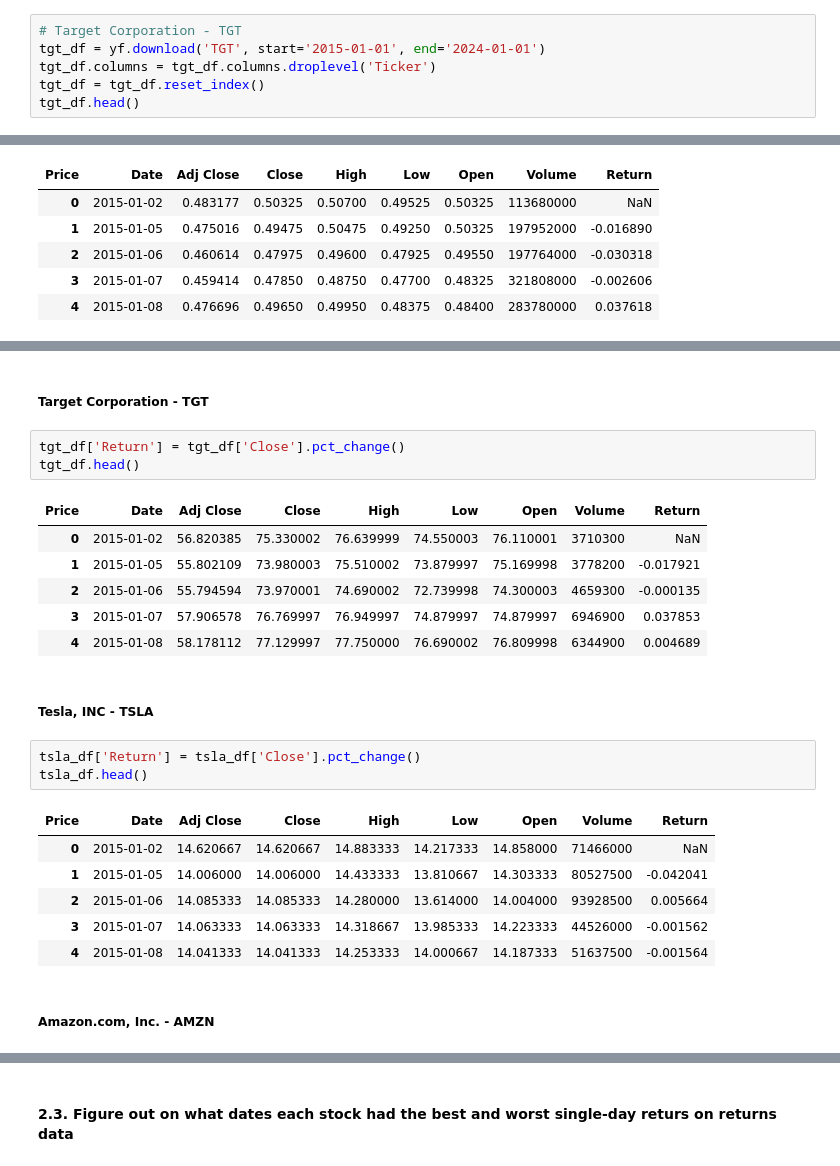
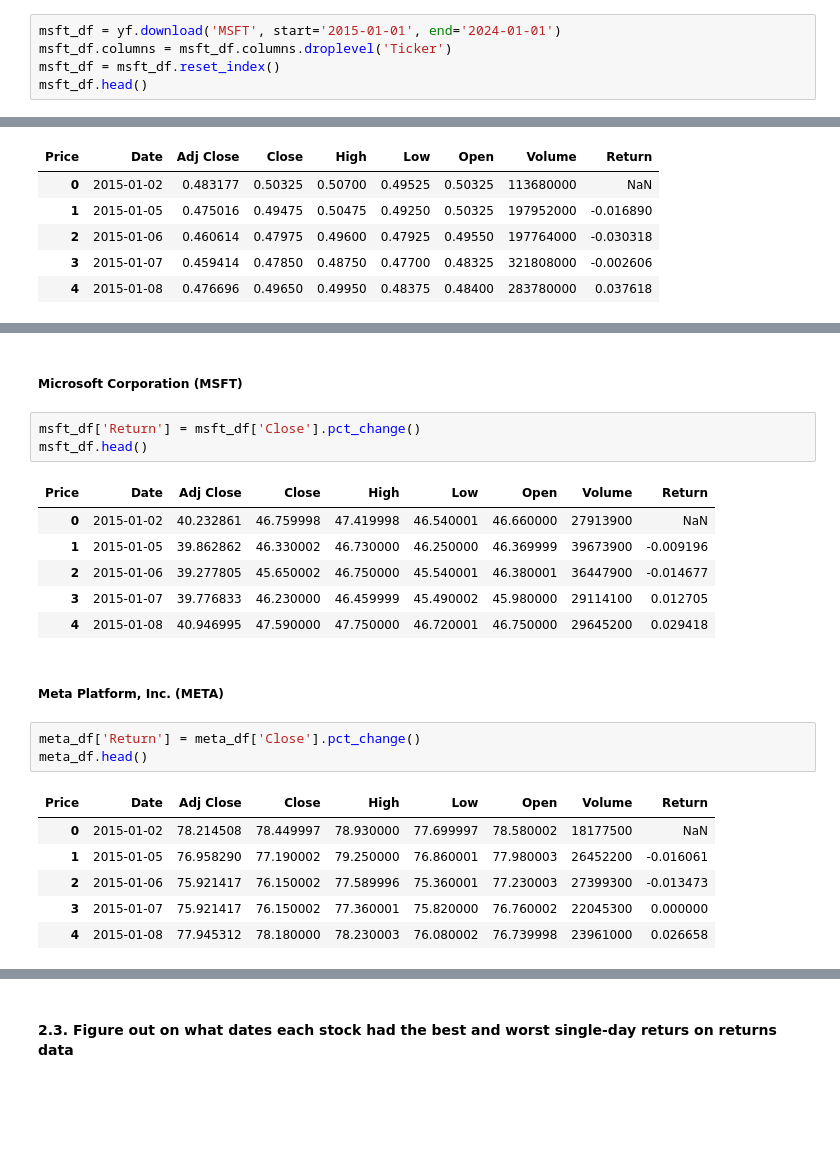
Before and after one commit to ndrhmdk/midterm, a Jupyter notebook: midterm.ipynb, the cells around one changed output, grey strips where cells are left out. Cells and saved outputs as stored; diff of their text form; blank space fills up the shorter version.

```diff
--- a/midterm.ipynb
+++ b/midterm.ipynb
@@ -58,9 +71,8 @@ nvda_df.head()
 # %%
-# Target Corporation - TGT
-tgt_df = yf.download('TGT', start='2015-01-01', end='2024-01-01')
-tgt_df.columns = tgt_df.columns.droplevel('Ticker')
-tgt_df = tgt_df.reset_index()
-tgt_df.head()
+msft_df = yf.download('MSFT', start='2015-01-01', end='2024-01-01')
+msft_df.columns = msft_df.columns.droplevel('Ticker')
+msft_df = msft_df.reset_index()
+msft_df.head()
 # %% [output]
 [*********************100%***********************]  1 of 1 completed
 | Price | Date | Adj Close | Close | High | Low | Open | Volume |
@@ -215,26 +222,24 @@ nvda_df.head()
 # %% [markdown]
-##### **Target Corporation - TGT**
+##### **Microsoft Corporation (MSFT)**
 # %%
-tgt_df['Return'] = tgt_df['Close'].pct_change()
-tgt_df.head()
+msft_df['Return'] = msft_df['Close'].pct_change()
+msft_df.head()
 # %% [output]
 | Price | Date | Adj Close | Close | High | Low | Open | Volume | Return |
-| 0 | 2015-01-02 | 56.820385 | 75.330002 | 76.639999 | 74.550003 | 76.110001 | 3710300 | NaN |
-| 1 | 2015-01-05 | 55.802109 | 73.980003 | 75.510002 | 73.879997 | 75.169998 | 3778200 | -0.017921 |
-| 2 | 2015-01-06 | 55.794594 | 73.970001 | 74.690002 | 72.739998 | 74.300003 | 4659300 | -0.000135 |
-| 3 | 2015-01-07 | 57.906578 | 76.769997 | 76.949997 | 74.879997 | 74.879997 | 6946900 | 0.037853 |
-| 4 | 2015-01-08 | 58.178112 | 77.129997 | 77.750000 | 76.690002 | 76.809998 | 6344900 | 0.004689 |
+| 0 | 2015-01-02 | 40.232861 | 46.759998 | 47.419998 | 46.540001 | 46.660000 | 27913900 | NaN |
+| 1 | 2015-01-05 | 39.862862 | 46.330002 | 46.730000 | 46.250000 | 46.369999 | 39673900 | -0.009196 |
+| 2 | 2015-01-06 | 39.277805 | 45.650002 | 46.750000 | 45.540001 | 46.380001 | 36447900 | -0.014677 |
+| 3 | 2015-01-07 | 39.776833 | 46.230000 | 46.459999 | 45.490002 | 45.980000 | 29114100 | 0.012705 |
+| 4 | 2015-01-08 | 40.946995 | 47.590000 | 47.750000 | 46.720001 | 46.750000 | 29645200 | 0.029418 |
-# %% [markdown]
-##### **Tesla, INC - TSLA**
+# %% [markdown]
+##### **Meta Platform, Inc. (META)**
 # %%
-tsla_df['Return'] = tsla_df['Close'].pct_change()
-tsla_df.head()
+meta_df['Return'] = meta_df['Close'].pct_change()
+meta_df.head()
 # %% [output]
 | Price | Date | Adj Close | Close | High | Low | Open | Volume | Return |
-| 0 | 2015-01-02 | 14.620667 | 14.620667 | 14.883333 | 14.217333 | 14.858000 | 71466000 | NaN |
-| 1 | 2015-01-05 | 14.006000 | 14.006000 | 14.433333 | 13.810667 | 14.303333 | 80527500 | -0.042041 |
-| 2 | 2015-01-06 | 14.085333 | 14.085333 | 14.280000 | 13.614000 | 14.004000 | 93928500 | 0.005664 |
-| 3 | 2015-01-07 | 14.063333 | 14.063333 | 14.318667 | 13.985333 | 14.223333 | 44526000 | -0.001562 |
-| 4 | 2015-01-08 | 14.041333 | 14.041333 | 14.253333 | 14.000667 | 14.187333 | 51637500 | -0.001564 |
+| 0 | 2015-01-02 | 78.214508 | 78.449997 | 78.930000 | 77.699997 | 78.580002 | 18177500 | NaN |
+| 1 | 2015-01-05 | 76.958290 | 77.190002 | 79.250000 | 76.860001 | 77.980003 | 26452200 | -0.016061 |
+| 2 | 2015-01-06 | 75.921417 | 76.150002 | 77.589996 | 75.360001 | 77.230003 | 27399300 | -0.013473 |
+| 3 | 2015-01-07 | 75.921417 | 76.150002 | 77.360001 | 75.820000 | 76.760002 | 22045300 | 0.000000 |
+| 4 | 2015-01-08 | 77.945312 | 78.180000 | 78.230003 | 76.080002 | 76.739998 | 23961000 | 0.026658 |
-# %% [markdown]
-##### **Amazon.com, Inc. - AMZN**
```
Also changed, not shown: parts of 50 cells of this notebook.
